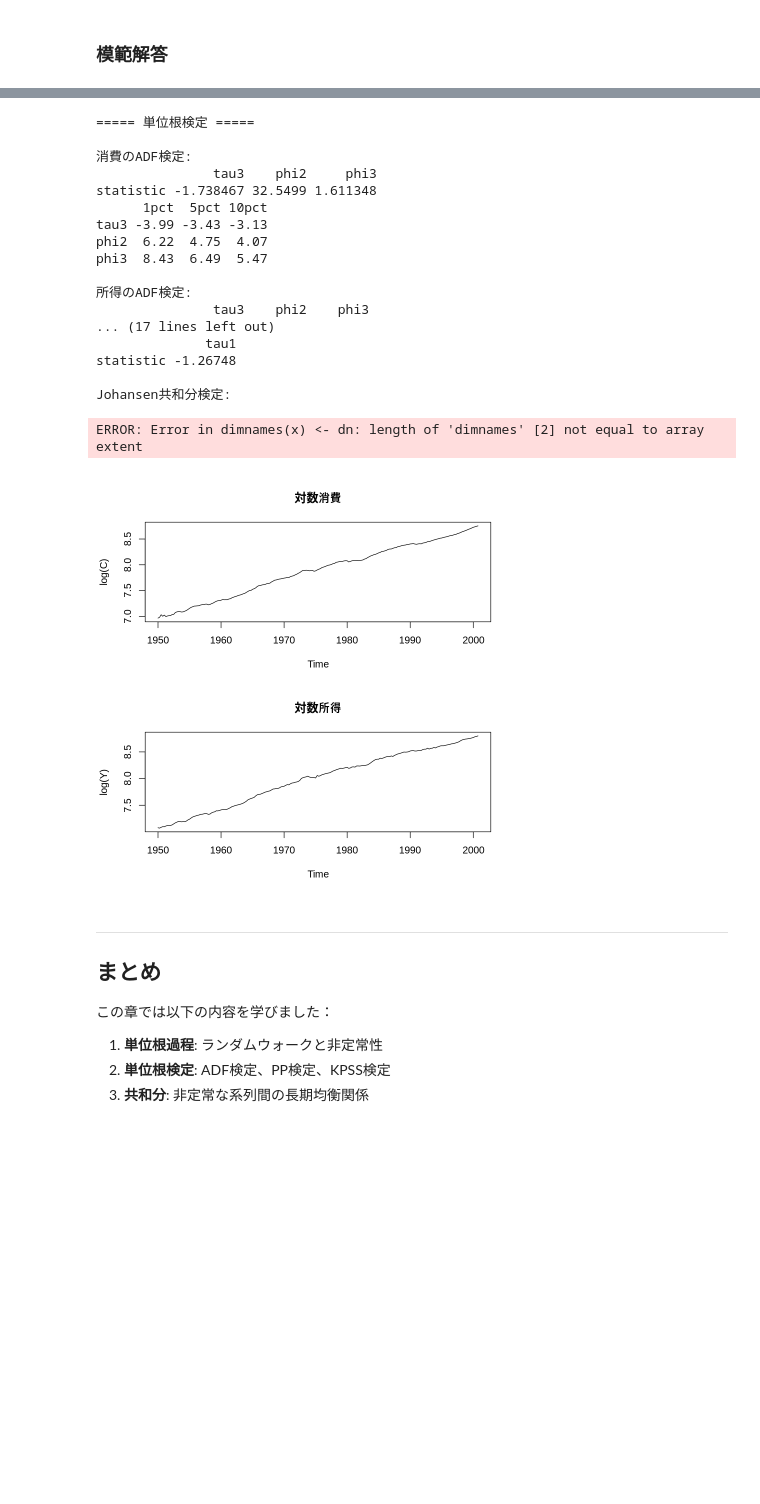
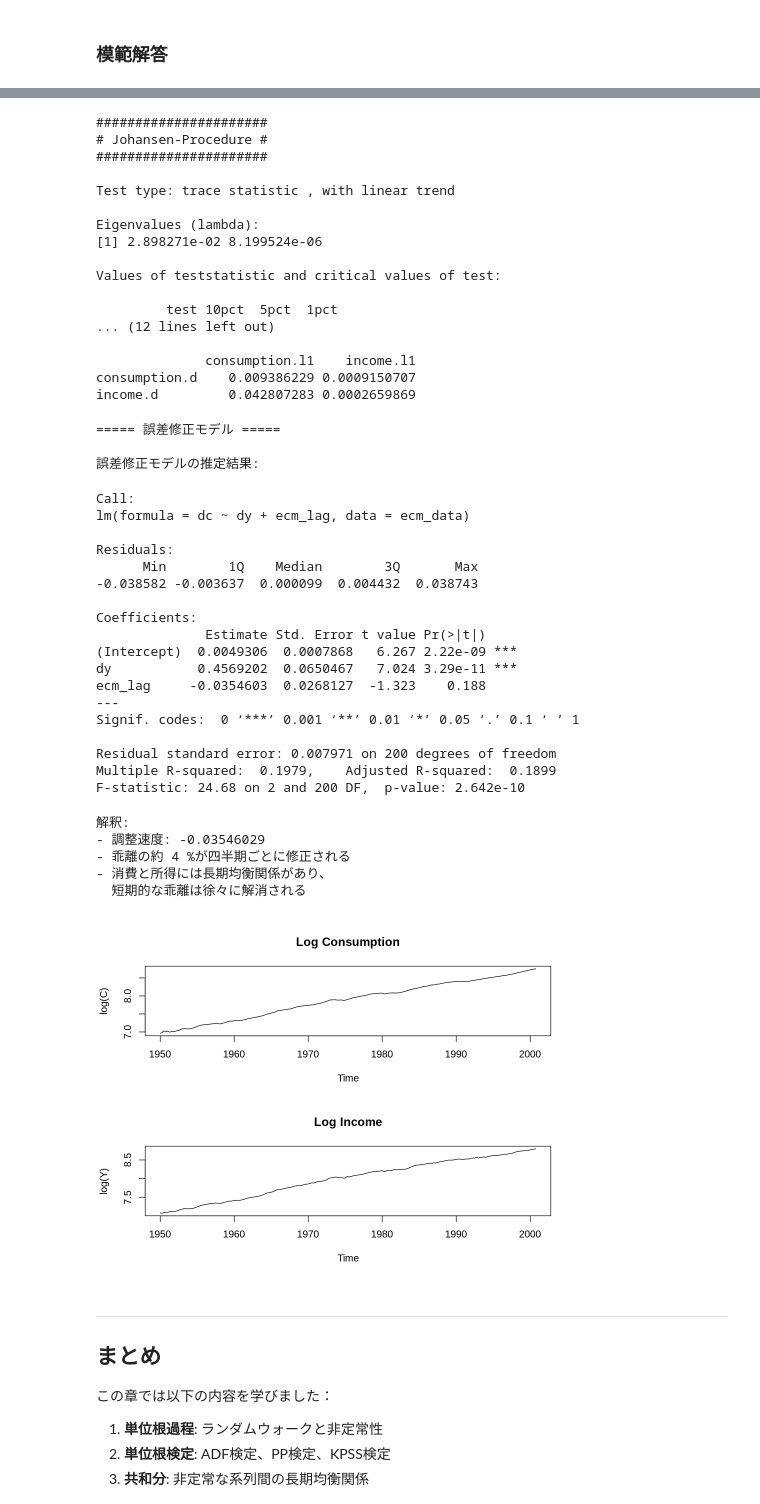
Before and after one commit to kkawailab/intro-econometrics-with-r, a Jupyter notebook: exercises/chapter16_additional_topics.ipynb, the cells around one changed output, grey strips where cells are left out. Cells and saved outputs as stored; diff of their text form; code cells hidden in the pictures; blank space fills up the shorter version.

```diff
--- a/exercises/chapter16_additional_topics.ipynb
+++ b/exercises/chapter16_additional_topics.ipynb
@@ -1034,7 +1036,7 @@ USMacroGデータの消費と所得のデータを使って：
 # %% [markdown]
 ### 模範解答
 # %%
-# データの読み込み
+# 1. データの読み込みと準備
 data("USMacroG")
 
 # 消費と所得の対数を取得
@@ -1043,8 +1045,8 @@ income <- log(USMacroG[, "dpi"])  # 可処分所得
 
 # データの確認
 par(mfrow = c(2, 1))
-plot(consumption, main = "対数消費", ylab = "log(C)")
-plot(income, main = "対数所得", ylab = "log(Y)")
+plot(consumption, main = "Log Consumption", ylab = "log(C)")
+plot(income, main = "Log Income", ylab = "log(Y)")
 par(mfrow = c(1, 1))
 
 # 1. 単位根検定
@@ -1081,10 +1083,11 @@ cat("残差のADF検定:\n")
 adf_resid <- ur.df(residuals_coint, type = "none", selectlags = "AIC")
 print(summary(adf_resid)@teststat)
 
-# Johansen検定
+# Johansen検定（データをマトリックスとして準備）
 cat("\nJohansen共和分検定:\n")
-johansen <- ca.jo(cbind(as.numeric(consumption), as.numeric(income)),
-                  type = "trace", K = 2, spec = "transitory")
+coint_data <- cbind(as.numeric(consumption), as.numeric(income))
+colnames(coint_data) <- c("consumption", "income")
+johansen <- ca.jo(coint_data, type = "trace", K = 2, spec = "transitory")
 summary(johansen)
 
 # 3. 誤差修正モデル
@@ -1133,22 +1136,47 @@ Warning message in title(main = main, xlab = xlab, ylab = ylab, ...):
-===== 単位根検定 =====
+######################
+# Johansen-Procedure #
+######################
 
-消費のADF検定:
-               tau3    phi2     phi3
-statistic -1.738467 32.5499 1.611348
-      1pct  5pct 10pct
-tau3 -3.99 -3.43 -3.13
-phi2  6.22  4.75  4.07
-phi3  8.43  6.49  5.47
+Test type: trace statistic , with linear trend
 
-所得のADF検定:
-               tau3    phi2    phi3
-... (17 lines left out)
-              tau1
-statistic -1.26748
+Eigenvalues (lambda):
+[1] 2.898271e-02 8.199524e-06
 
-Johansen共和分検定:
+Values of teststatistic and critical values of test:
+
+         test 10pct  5pct  1pct
+... (12 lines left out)
+
+              consumption.l1    income.l1
+consumption.d    0.009386229 0.0009150707
+income.d         0.042807283 0.0002659869
-ERROR: Error in dimnames(x) <- dn: length of 'dimnames' [2] not equal to array extent
+===== 誤差修正モデル =====
+
+誤差修正モデルの推定結果:
+Call:
+lm(formula = dc ~ dy + ecm_lag, data = ecm_data)
+
+Residuals:
+      Min        1Q    Median        3Q       Max
+-0.038582 -0.003637  0.000099  0.004432  0.038743
+
+Coefficients:
+              Estimate Std. Error t value Pr(>|t|)
+(Intercept)  0.0049306  0.0007868   6.267 2.22e-09 ***
+dy           0.4569202  0.0650467   7.024 3.29e-11 ***
+ecm_lag     -0.0354603  0.0268127  -1.323    0.188
+---
+Signif. codes:  0 ‘***’ 0.001 ‘**’ 0.01 ‘*’ 0.05 ‘.’ 0.1 ‘ ’ 1
+
+Residual standard error: 0.007971 on 200 degrees of freedom
+Multiple R-squared:  0.1979,    Adjusted R-squared:  0.1899
+F-statistic: 24.68 on 2 and 200 DF,  p-value: 2.642e-10
+解釈:
+- 調整速度: -0.03546029
+- 乖離の約 4 %が四半期ごとに修正される
+- 消費と所得には長期均衡関係があり、
+  短期的な乖離は徐々に解消される
-[figure, old version]
+[figure, new version]
 # %% [markdown]
 ---
 ## まとめ
```
Also changed, not shown: parts of 7 cells of this notebook, 15 other files.
